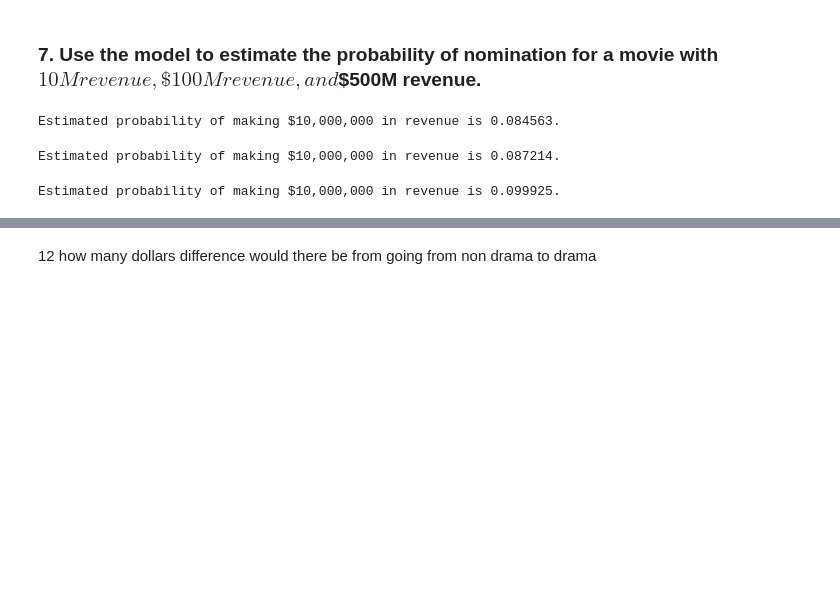
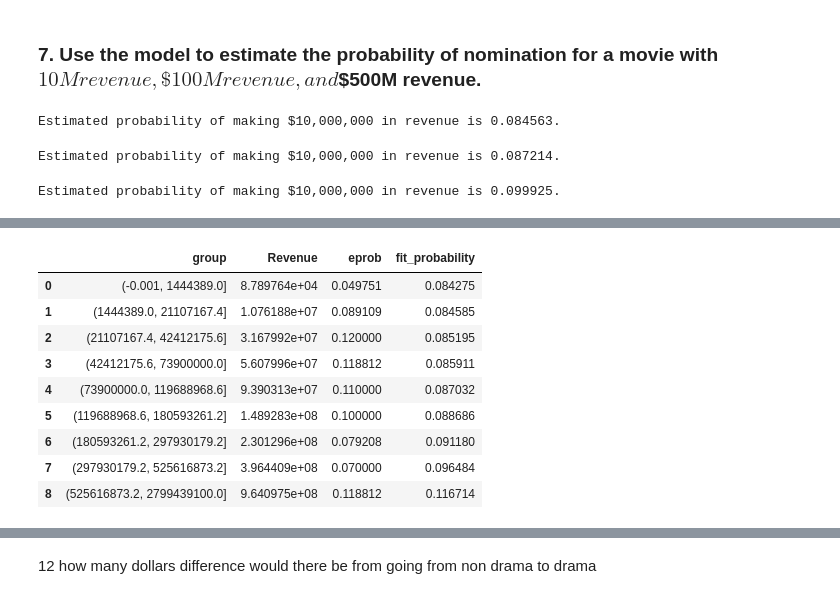
Before and after one commit to nss-data-science-cohort-9/logistic-regression-catdgomez, a Jupyter notebook: notebooks/movies_logistic_regression.ipynb, the cells around one changed output, grey strips where cells are left out. Saved outputs shown, nothing was run; the diff lists cells and outputs as text; code cells hidden in the pictures; blank space fills up the shorter version.

```diff
--- a/notebooks/movies_logistic_regression.ipynb
+++ b/notebooks/movies_logistic_regression.ipynb
@@ -102,0 +136,25 @@ Estimated probability of making $10,000,000 in revenue is 0.099925.
+# %%
+movies_summary = (
+    movies
+    .assign(group = pd.qcut(movies['Revenue'],
+                            q = 10,
+                            duplicates = 'drop'))
+    .groupby('group', observed = False)
+    [['Revenue', 'Nominee']]
+    .mean()
+    .reset_index()
+    .rename(columns = {'Nominee': 'eprob'})
+)
+movies_summary['fit_probability'] = m_nom_rev_logreg.predict(movies_summary[['Revenue']])
+movies_summary
+# %% [output]
+|  | group | Revenue | eprob | fit_probability |
+| 0 | (-0.001, 1444389.0] | 8.789764e+04 | 0.049751 | 0.084275 |
+| 1 | (1444389.0, 21107167.4] | 1.076188e+07 | 0.089109 | 0.084585 |
+| 2 | (21107167.4, 42412175.6] | 3.167992e+07 | 0.120000 | 0.085195 |
+| 3 | (42412175.6, 73900000.0] | 5.607996e+07 | 0.118812 | 0.085911 |
+| 4 | (73900000.0, 119688968.6] | 9.390313e+07 | 0.110000 | 0.087032 |
+| 5 | (119688968.6, 180593261.2] | 1.489283e+08 | 0.100000 | 0.088686 |
+| 6 | (180593261.2, 297930179.2] | 2.301296e+08 | 0.079208 | 0.091180 |
+| 7 | (297930179.2, 525616873.2] | 3.964409e+08 | 0.070000 | 0.096484 |
+| 8 | (525616873.2, 2799439100.0] | 9.640975e+08 | 0.118812 | 0.116714 |
```
Also changed, not shown: parts of 29 cells of this notebook.
